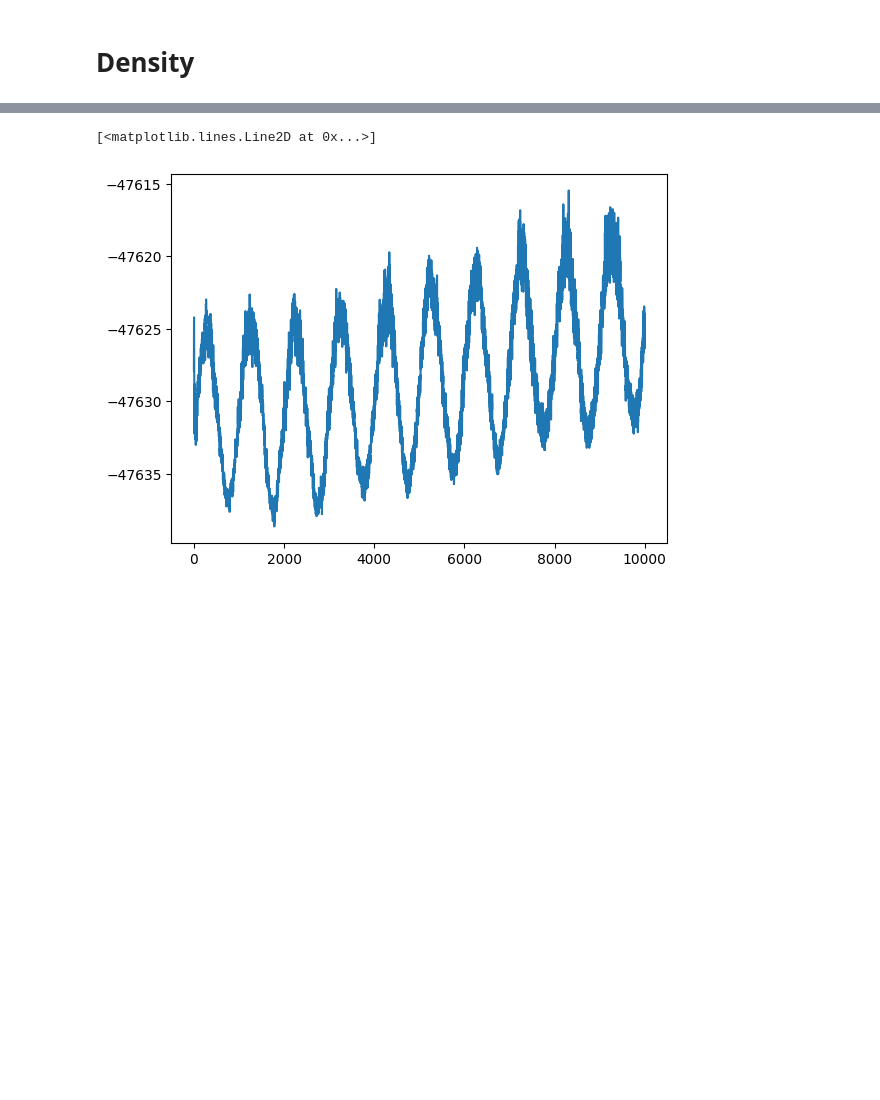
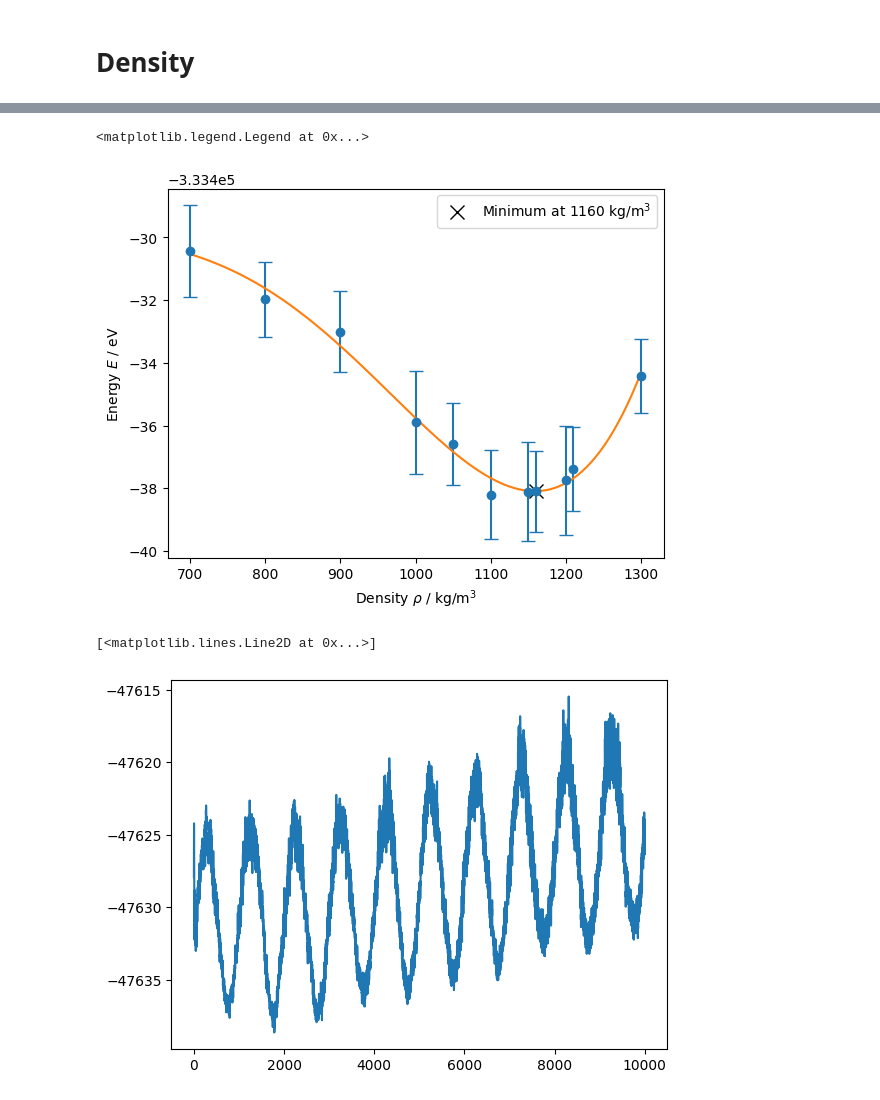
Before and after one commit to IPSProjects/BMIM-BF4, a Jupyter notebook: analysis.ipynb, the cells around one changed output, grey strips where cells are left out. Drawn from its saved outputs; the diff is of its cells as text; code cells hidden in the pictures; blank space fills up the shorter version.

```diff
--- a/analysis.ipynb
+++ b/analysis.ipynb
@@ -12,3 +53,39 @@ atoms_list = zntrack.from_rev("ML14_ASEMD")
+# %%
+data[1150] = [np.mean([x.get_potential_energy() for x in x1150.atoms]), np.std([x.get_potential_energy() for x in x1150.atoms])]
+data[1050] = [np.mean([x.get_potential_energy() for x in x1050.atoms]), np.std([x.get_potential_energy() for x in x1050.atoms])]
+data[1200] = [np.mean([x.get_potential_energy() for x in x1200.atoms]), np.std([x.get_potential_energy() for x in x1200.atoms])]
+# %%
+data[1160] = [np.mean([x.get_potential_energy() for x in x1160.atoms]), np.std([x.get_potential_energy() for x in x1160.atoms])]
+# %%
+fig, ax = plt.subplots()
+ax.errorbar(data.keys(), [x[0] for x in data.values()], yerr=[x[1] for x in data.values()], fmt="o", capsize=5)
+ax.set_xlabel(r"Density $\rho$ / $\mathrm{kg/m^3}$")
+ax.set_ylabel(r"Energy $E$ / $\mathrm{eV}$")
+
+# polynomial fit to the data
+from scipy.optimize import curve_fit
+
+
+def anharmonic(x, a, b, c, d, e):
+    return a + b * x + c * x**2 + d * x**3 + e * x**4
+
+popt, pcov = curve_fit(anharmonic, np.array([x for x  in data.keys()]), np.array([x[0] for x in data.values()]))
+
+# find the minimum of the anharmonic potential
+from scipy.optimize import minimize
+
+def anharmonic_min(x):
+    return anharmonic(x, *popt)
+
+res = minimize(anharmonic_min, 1000)
+
+x = np.linspace(700, 1300, 100)
+ax.plot(x, anharmonic(x, *popt))
+ax.plot(res.x, anharmonic_min(res.x), "x", label=f"Minimum at {res.x[0]:.0f} kg/m$^3$", color="black", markersize=10)
+ax.legend()
+# %% [output]
+<matplotlib.legend.Legend at 0x...>
+[figure, added]
 # %%
 atoms_list = atoms_list.atoms
 # %%
```
Also changed, not shown: parts of 13 cells of this notebook, 19 other files.
